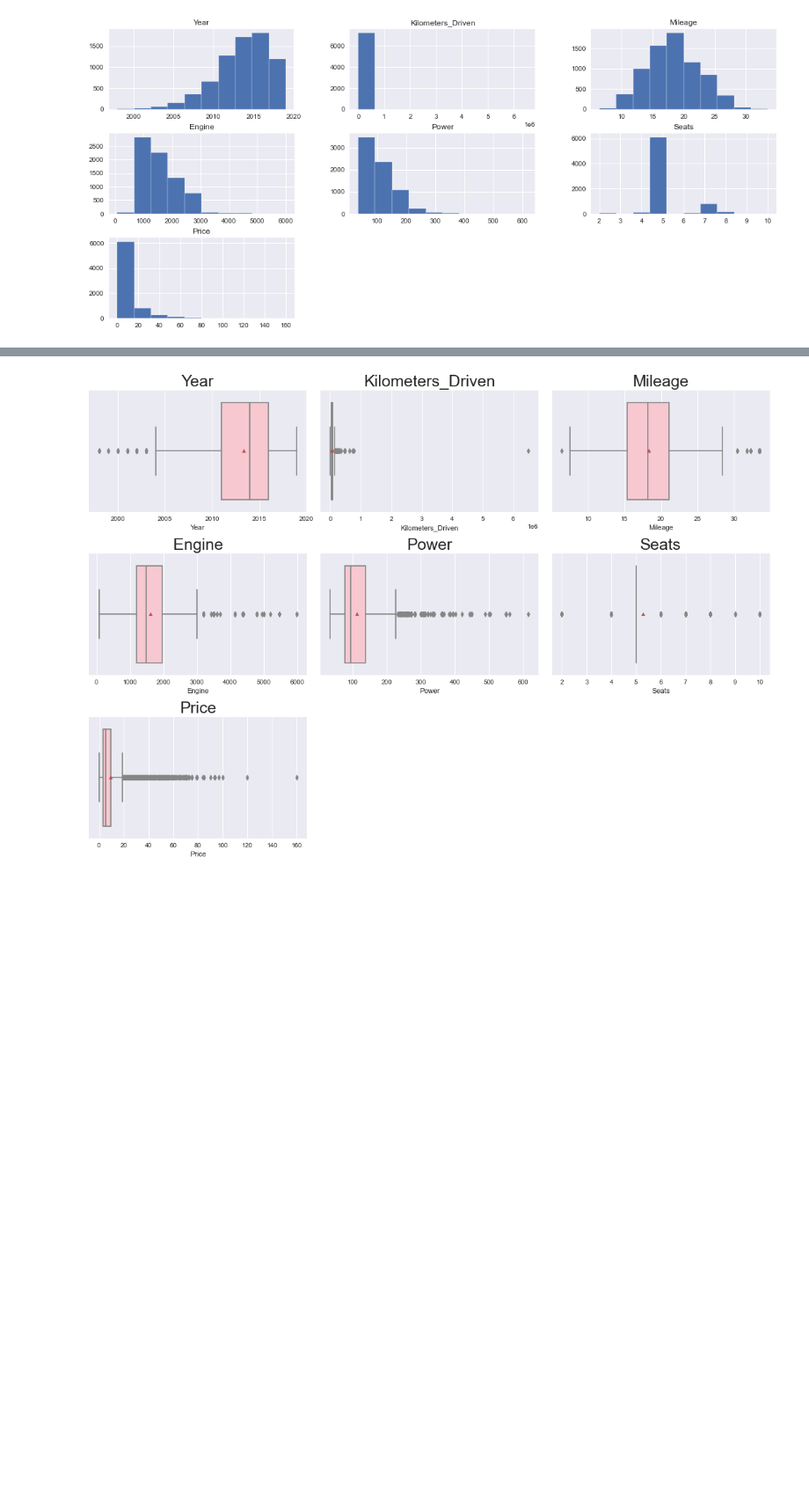
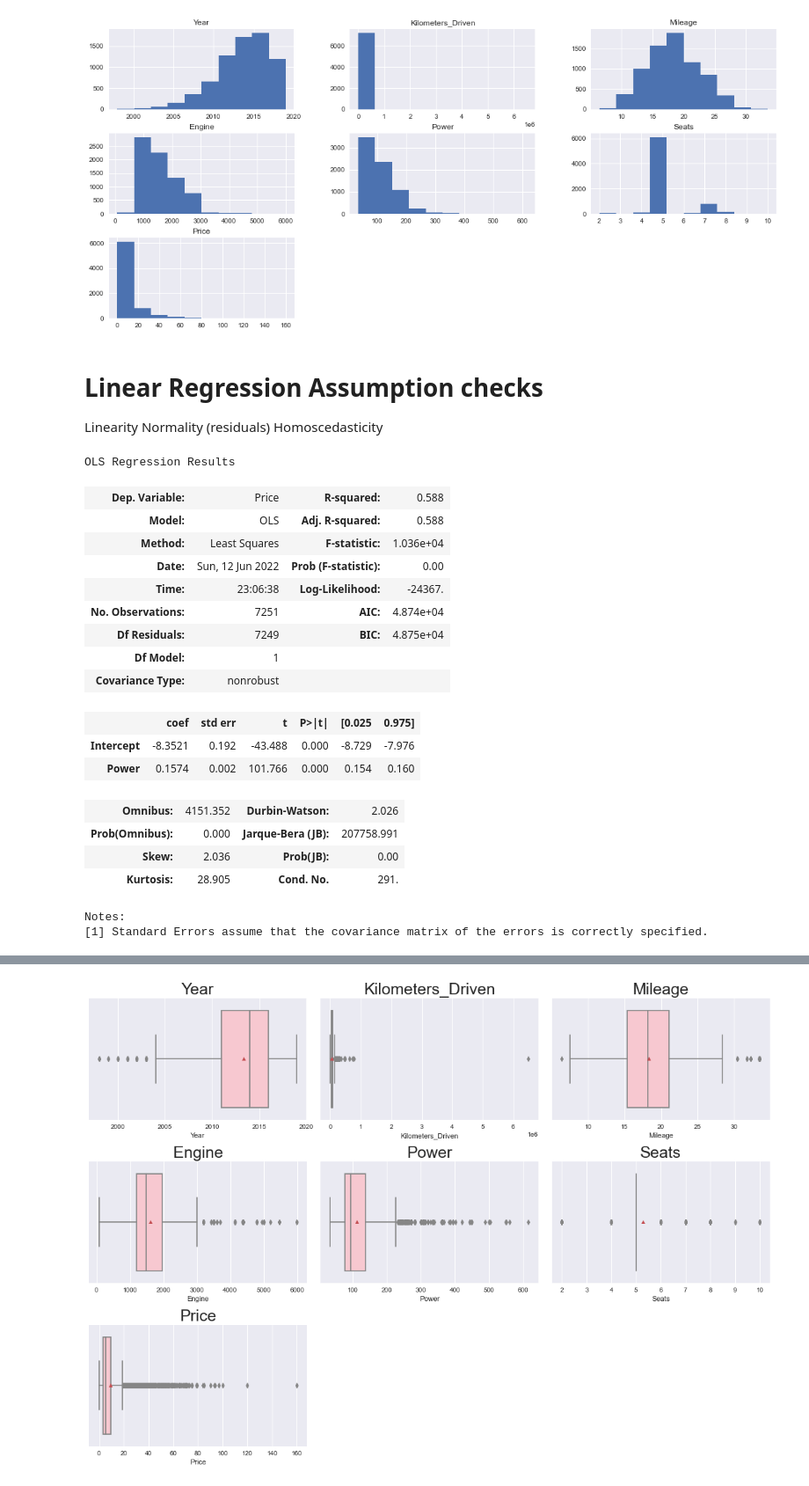
Before and after one commit to githosted/CAPSTONE, a Jupyter notebook: UsedCars.ipynb, the cells around one changed output, grey strips where cells are left out. Shown at 88% size. Cells and saved outputs as stored; diff of their text form; code cells hidden in the pictures; blank space fills up the shorter version.

```diff
--- a/UsedCars.ipynb
+++ b/UsedCars.ipynb
@@ -343,3 +343,8 @@ ax = fig.gca()
 data.hist(ax = ax);
 # %% [output]
 [figure]
+# %% [markdown]
+# Linear Regression Assumption checks
+Linearity
+Normality (residuals)
+Homoscedasticity
@@ -345,0 +355,22 @@ data.hist(ax = ax);
+# %%
+model.summary()
+# %% [output]
+OLS Regression Results
+| Dep. Variable: | Price | R-squared: | 0.588 |
+| Model: | OLS | Adj. R-squared: | 0.588 |
+| Method: | Least Squares | F-statistic: | 1.036e+04 |
+| Date: | Sun, 12 Jun 2022 | Prob (F-statistic): | 0.00 |
+| Time: | 23:06:38 | Log-Likelihood: | -24367. |
+| No. Observations: | 7251 | AIC: | 4.874e+04 |
+| Df Residuals: | 7249 | BIC: | 4.875e+04 |
+| Df Model: | 1 |  |  |
+| Covariance Type: | nonrobust |  |  |
+|  | coef | std err | t | P>|t| | [0.025 | 0.975] |
+| Intercept | -8.3521 | 0.192 | -43.488 | 0.000 | -8.729 | -7.976 |
+| Power | 0.1574 | 0.002 | 101.766 | 0.000 | 0.154 | 0.160 |
+| Omnibus: | 4151.352 | Durbin-Watson: | 2.026 |
+| Prob(Omnibus): | 0.000 | Jarque-Bera (JB): | 207758.991 |
+| Skew: | 2.036 | Prob(JB): | 0.00 |
+| Kurtosis: | 28.905 | Cond. No. | 291. |
+Notes:
+[1] Standard Errors assume that the covariance matrix of the errors is correctly specified.
```
Also changed, not shown: parts of 24 cells of this notebook, 2 other files.
